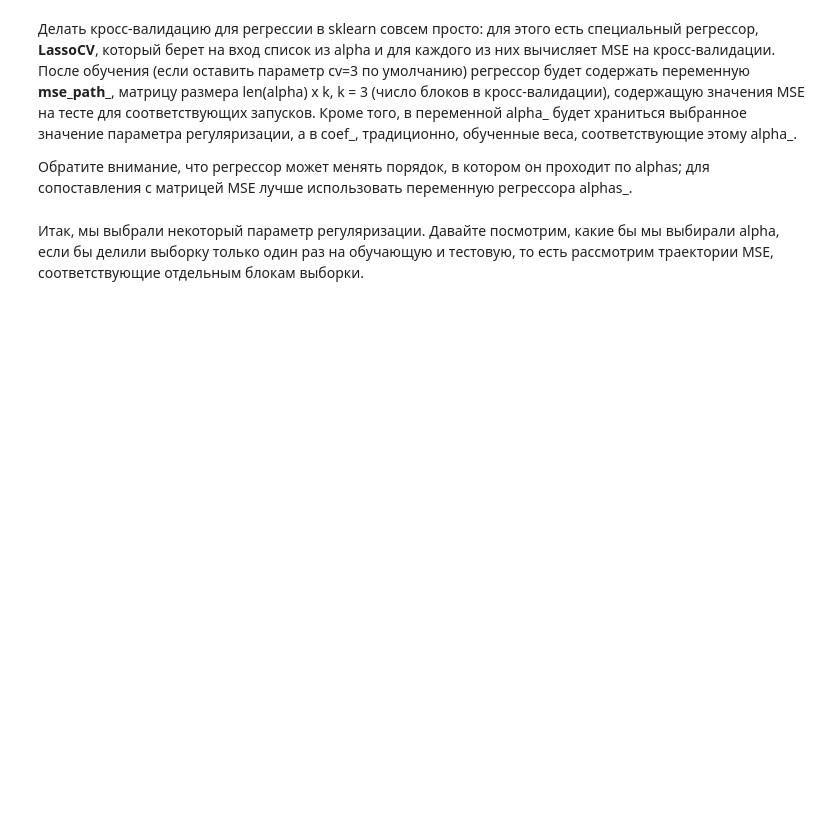
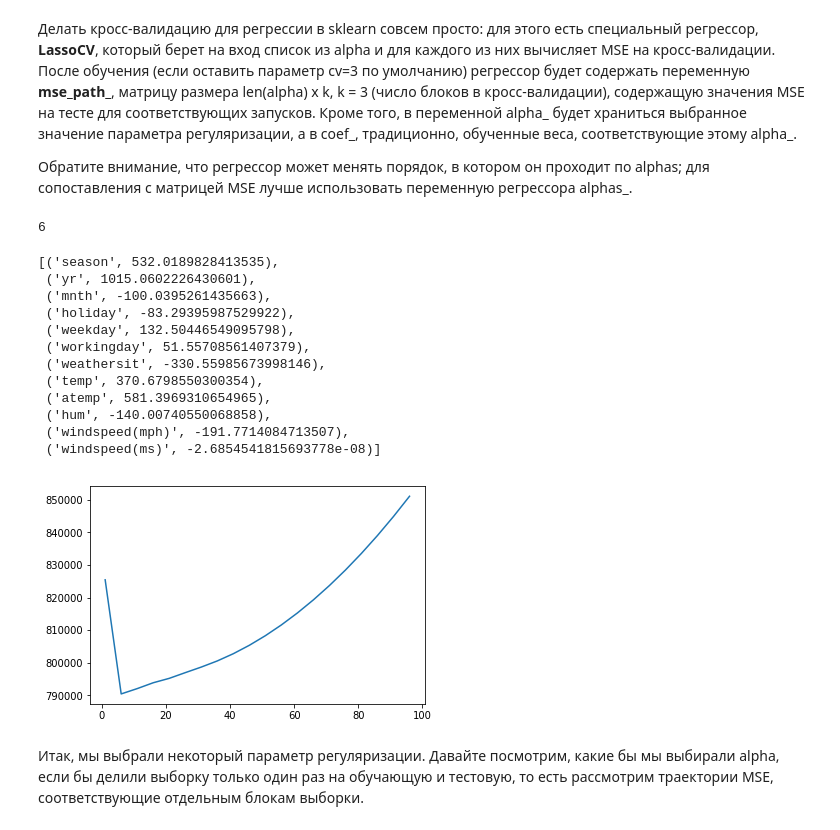
Before and after one commit to dpustovarov/machine-learning-data-analysis, a Jupyter notebook: 2-supervised-learning/week-2/OverfittingTask.ipynb, the cells around one changed output. Cells and saved outputs as stored; diff of their text form; code cells hidden in the pictures; blank space fills up the shorter version.

```diff
--- a/2-supervised-learning/week-2/OverfittingTask.ipynb
+++ b/2-supervised-learning/week-2/OverfittingTask.ipynb
@@ -190,9 +301,28 @@ from sklearn.linear_model import LassoCV
 # %%
 # Код 3.2 (1 балл)
 # Обучите регрессор LassoCV на всех параметрах регуляризации из alpha
 # Постройте график _усредненного_ по строкам MSE в зависимости от alpha.
 # Выведите выбранное alpha, а также пары "признак-коэффициент" для обученного вектора коэффициентов
 alphas = np.arange(1, 100, 5)
+reg = LassoCV(cv=3, alphas=alphas).fit(X, y)
+plt.plot(reg.alphas_, np.mean(reg.mse_path_, axis=1))
+print(reg.alpha_)
+list(zip(df.columns, reg.coef_))
+# %% [output]
+6
+[('season', 532.0189828413535),
+ ('yr', 1015.0602226430601),
+ ('mnth', -100.0395261435663),
+ ('holiday', -83.29395987529922),
+ ('weekday', 132.50446549095798),
+ ('workingday', 51.55708561407379),
+ ('weathersit', -330.55985673998146),
+ ('temp', 370.6798550300354),
+ ('atemp', 581.3969310654965),
+ ('hum', -140.00740550068858),
+ ('windspeed(mph)', -191.7714084713507),
+ ('windspeed(ms)', -2.6854541815693778e-08)]
+[figure, added]
 # %% [markdown]
 Итак, мы выбрали некоторый параметр регуляризации. Давайте посмотрим, какие бы мы выбирали alpha, если бы делили выборку только один раз на обучающую и тестовую, то есть рассмотрим траектории MSE, соответствующие отдельным блокам выборки.
 # %%
```
Also changed, not shown: parts of 14 cells of this notebook.
